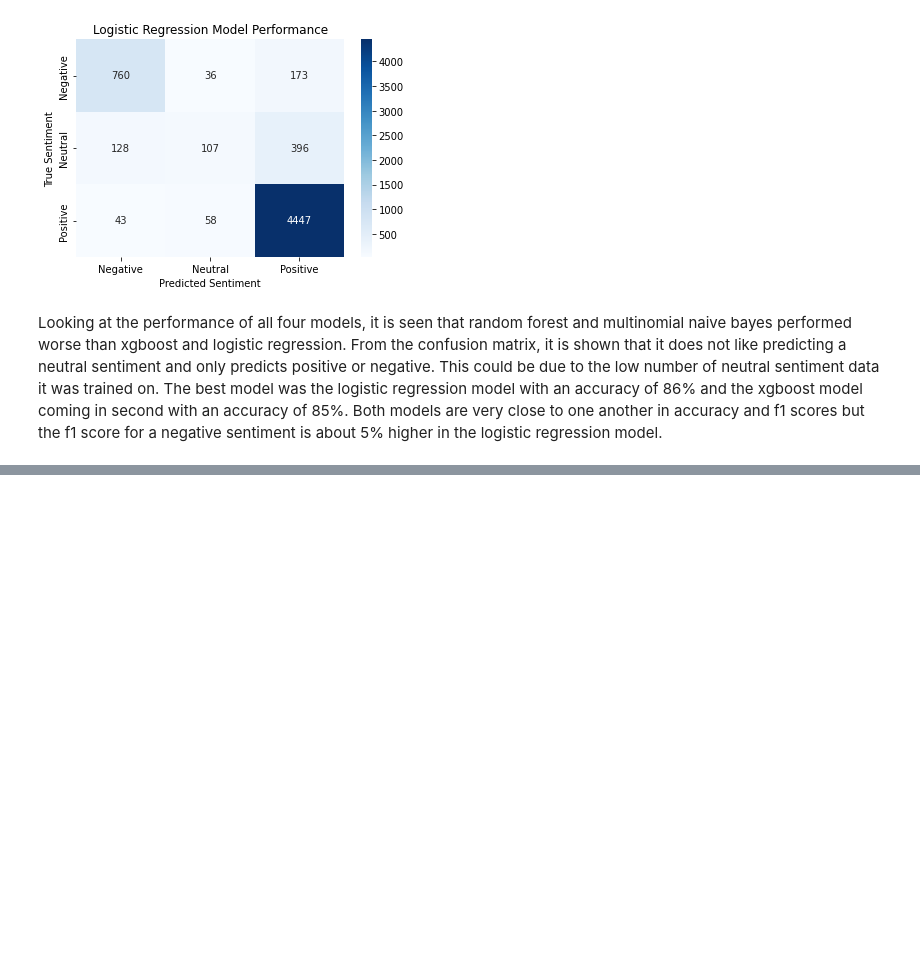
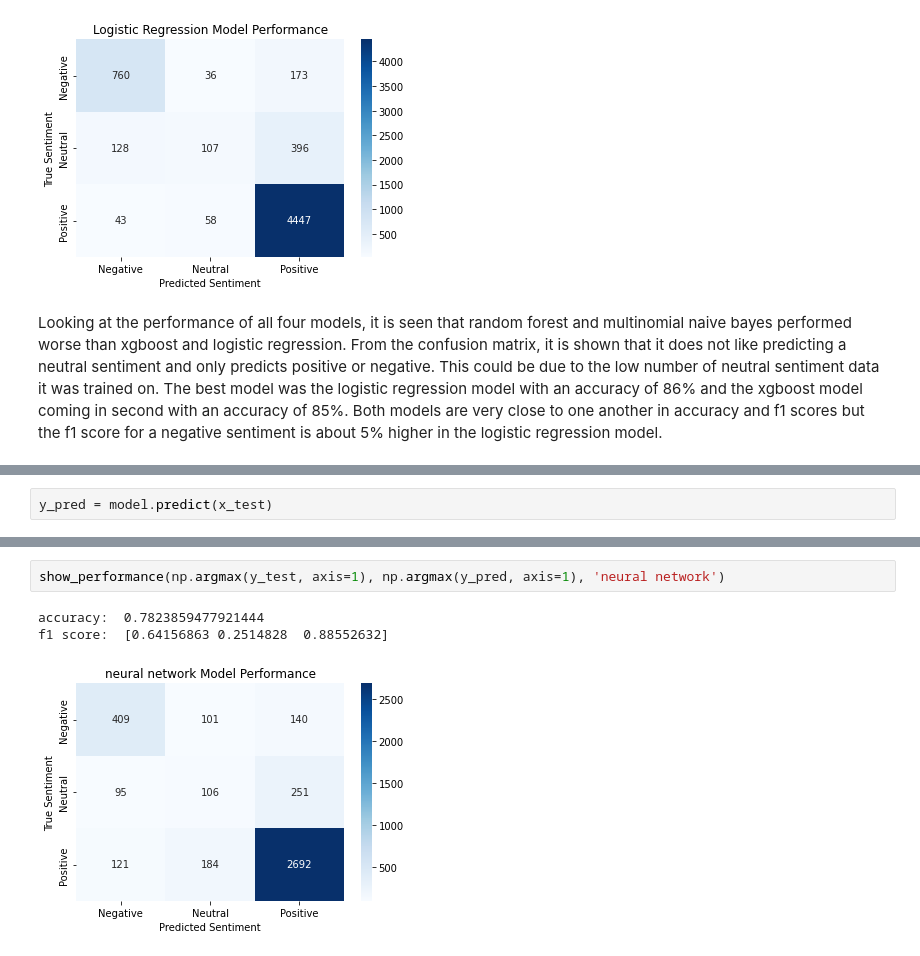
Before and after one commit to JohnathanJack/tripadvisor_reviews, a Jupyter notebook: model.ipynb, the cells around one changed output, grey strips where cells are left out. Saved outputs shown, nothing was run; the diff lists cells and outputs as text; blank space fills up the shorter version.

```diff
--- a/model.ipynb
+++ b/model.ipynb
@@ -115,0 +214,2 @@ Looking at the performance of all four models, it is seen that random forest and
+# %%
+y_pred = model.predict(x_test)
@@ -115,0 +218,6 @@ Looking at the performance of all four models, it is seen that random forest and
+# %%
+show_performance(np.argmax(y_test, axis=1), np.argmax(y_pred, axis=1), 'neural network')
+# %% [output]
+accuracy:  0.7823859477921444
+f1 score:  [0.64156863 0.2514828  0.88552632]
+[figure, added]
```
Also changed, not shown: parts of 13 cells of this notebook.
